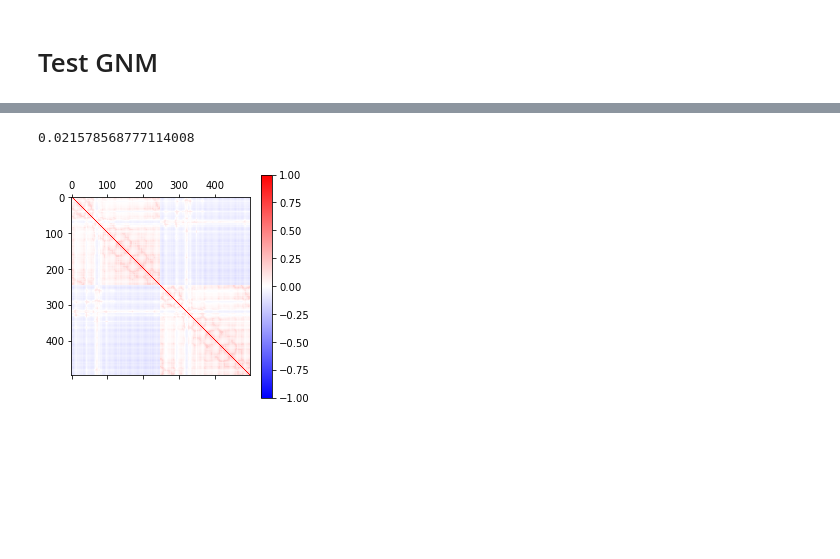
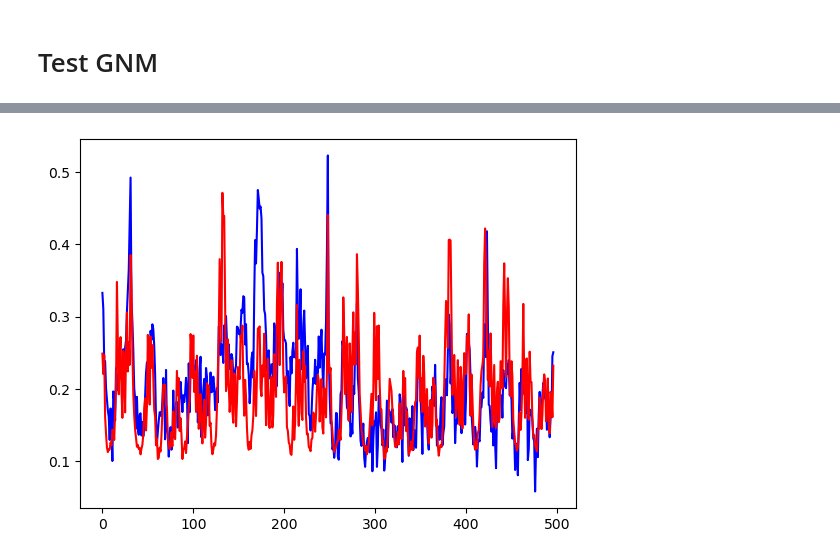
Before and after one commit to uibcdf/OpenENM, a Jupyter notebook: docs/contents/Test_GNM.ipynb, the cells around one changed output, grey strips where cells are left out. Cells and saved outputs as stored; diff of their text form; code cells hidden in the pictures; blank space fills up the shorter version.

```diff
--- a/docs/contents/Test_GNM.ipynb
+++ b/docs/contents/Test_GNM.ipynb
@@ -5,6 +5,6 @@ import openenm as oenm
 # %% [output]
 [interactive output not drawn]
 # %%
-my_gnm = oenm.GNM('1TCD', selection='atom_name=="CA"', cutoff='12 angstroms')
+my_gnm = oenm.GaussianNetworkModel('1TCD', selection='atom_name=="CA"', cutoff='12 angstroms')
 # %%
 my_gnm.atom_indices
@@ -69,4 +23,2 @@ array([[ 1.        ,  0.15791416,  0.15125965, ..., -0.07761493,
 # %%
-my_gnm.bfactors.min()
+my_gnm.b_factors_exp
-# %% [output]
-0.021578568777114008
@@ -73,4 +27,2 @@ my_gnm.bfactors.min()
 # %%
 my_gnm.show_correlation_matrix()
-# %% [output]
-[figure, removed]
@@ -76,0 +33,4 @@ my_gnm.show_correlation_matrix()
+# %%
+my_gnm.show_b_factors()
+# %% [output]
+[figure, added]
```
Also changed, not shown: parts of 11 cells of this notebook, 6 other files.
